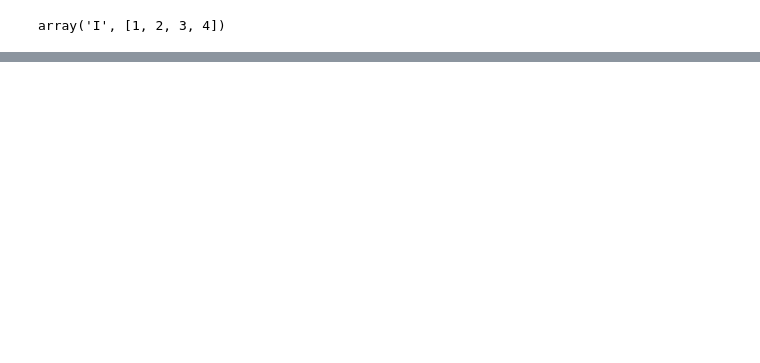
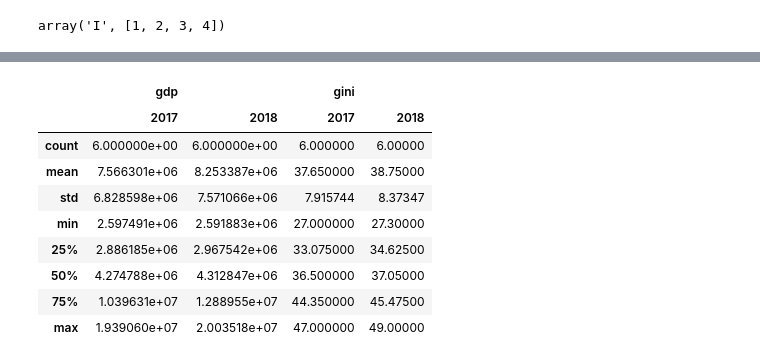
Before and after one commit to abhijeetmote/pandas_ecosystem, a Jupyter notebook: pandas_ecosystem.ipynb, the cells around one changed output, grey strips where cells are left out. Cells and saved outputs as stored; diff of their text form; code cells hidden in the pictures; blank space fills up the shorter version.

```diff
--- a/pandas_ecosystem.ipynb
+++ b/pandas_ecosystem.ipynb
@@ -60,0 +429,13 @@ static_frame.core.frame.Frame
+# %%
+gdp.describe()
+# %% [output]
+|  | gdp |  | gini |  |
+|  | 2017 | 2018 | 2017 | 2018 |
+| count | 6.000000e+00 | 6.000000e+00 | 6.000000 | 6.00000 |
+| mean | 7.566301e+06 | 8.253387e+06 | 37.650000 | 38.75000 |
+| std | 6.828598e+06 | 7.571066e+06 | 7.915744 | 8.37347 |
+| min | 2.597491e+06 | 2.591883e+06 | 27.000000 | 27.30000 |
+| 25% | 2.886185e+06 | 2.967542e+06 | 33.075000 | 34.62500 |
+| 50% | 4.274788e+06 | 4.312847e+06 | 36.500000 | 37.05000 |
+| 75% | 1.039631e+07 | 1.288955e+07 | 44.350000 | 45.47500 |
+| max | 1.939060e+07 | 2.003518e+07 | 47.000000 | 49.00000 |
```
Also changed, not shown: parts of 70 cells of this notebook, 32 other files.
